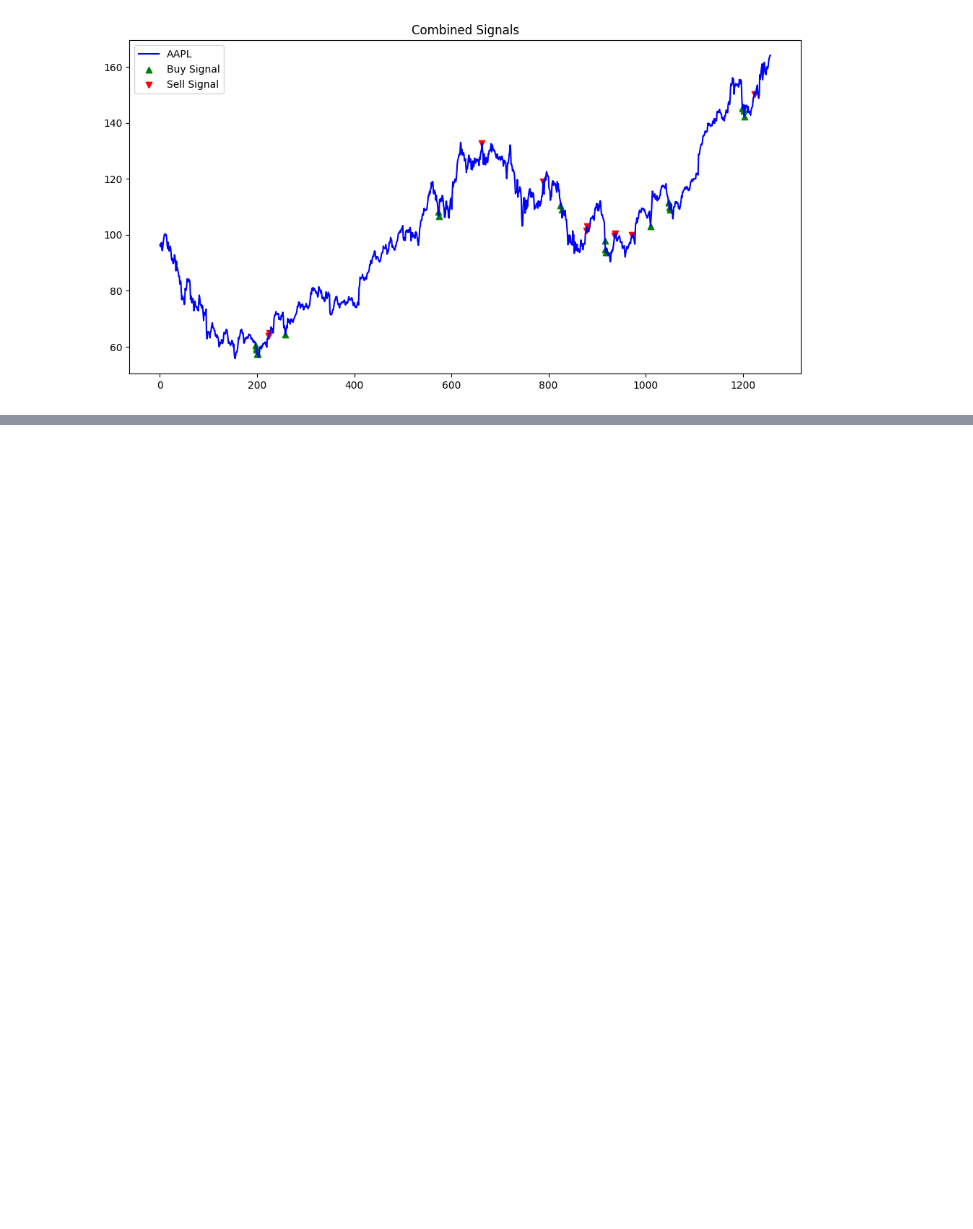
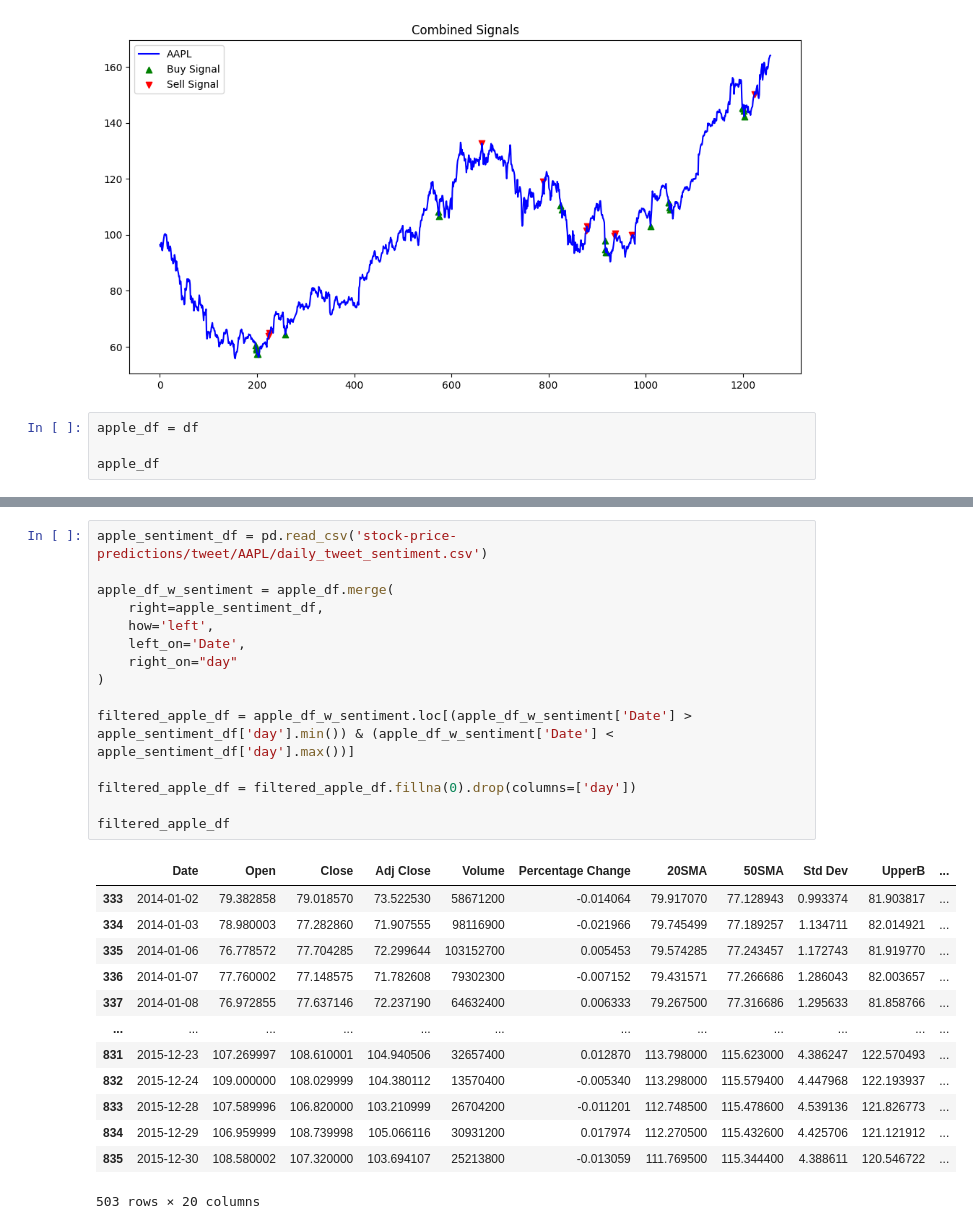
Before and after one commit to shaeantoine/greenscape, a Jupyter notebook: price-analysis.ipynb, the cells around one changed output, grey strips where cells are left out. Saved outputs shown, nothing was run; the diff lists cells and outputs as text; blank space fills up the shorter version.

```diff
--- a/price-analysis.ipynb
+++ b/price-analysis.ipynb
@@ -222,3 +222,7 @@ plt.plot()
 # %% [output]
 []
 [figure]
+# %%
+apple_df = df
+
+apple_df
@@ -224,0 +302,29 @@ plt.plot()
+# %%
+apple_sentiment_df = pd.read_csv('stock-price-predictions/tweet/AAPL/daily_tweet_sentiment.csv')
+
+apple_df_w_sentiment = apple_df.merge(
+    right=apple_sentiment_df,
+    how='left',
+    left_on='Date',
+    right_on="day"
+)
+
+filtered_apple_df = apple_df_w_sentiment.loc[(apple_df_w_sentiment['Date'] > apple_sentiment_df['day'].min()) & (apple_df_w_sentiment['Date'] < apple_sentiment_df['day'].max())]
+
+filtered_apple_df = filtered_apple_df.fillna(0).drop(columns=['day'])
+
+filtered_apple_df
+# %% [output]
+|  | Date | Open | Close | Adj Close | Volume | Percentage Change | 20SMA | 50SMA | Std Dev | UpperB | ... |
+| 333 | 2014-01-02 | 79.382858 | 79.018570 | 73.522530 | 58671200 | -0.014064 | 79.917070 | 77.128943 | 0.993374 | 81.903817 | ... |
+| 334 | 2014-01-03 | 78.980003 | 77.282860 | 71.907555 | 98116900 | -0.021966 | 79.745499 | 77.189257 | 1.134711 | 82.014921 | ... |
+| 335 | 2014-01-06 | 76.778572 | 77.704285 | 72.299644 | 103152700 | 0.005453 | 79.574285 | 77.243457 | 1.172743 | 81.919770 | ... |
+| 336 | 2014-01-07 | 77.760002 | 77.148575 | 71.782608 | 79302300 | -0.007152 | 79.431571 | 77.266686 | 1.286043 | 82.003657 | ... |
+| 337 | 2014-01-08 | 76.972855 | 77.637146 | 72.237190 | 64632400 | 0.006333 | 79.267500 | 77.316686 | 1.295633 | 81.858766 | ... |
+| ... | ... | ... | ... | ... | ... | ... | ... | ... | ... | ... | ... |
+| 831 | 2015-12-23 | 107.269997 | 108.610001 | 104.940506 | 32657400 | 0.012870 | 113.798000 | 115.623000 | 4.386247 | 122.570493 | ... |
+| 832 | 2015-12-24 | 109.000000 | 108.029999 | 104.380112 | 13570400 | -0.005340 | 113.298000 | 115.579400 | 4.447968 | 122.193937 | ... |
+| 833 | 2015-12-28 | 107.589996 | 106.820000 | 103.210999 | 26704200 | -0.011201 | 112.748500 | 115.478600 | 4.539136 | 121.826773 | ... |
+| 834 | 2015-12-29 | 106.959999 | 108.739998 | 105.066116 | 30931200 | 0.017974 | 112.270500 | 115.432600 | 4.425706 | 121.121912 | ... |
+| 835 | 2015-12-30 | 108.580002 | 107.320000 | 103.694107 | 25213800 | -0.013059 | 111.769500 | 115.344400 | 4.388611 | 120.546722 | ... |
+503 rows × 20 columns
```
Also changed, not shown: parts of 4 cells of this notebook, 3 other files.
